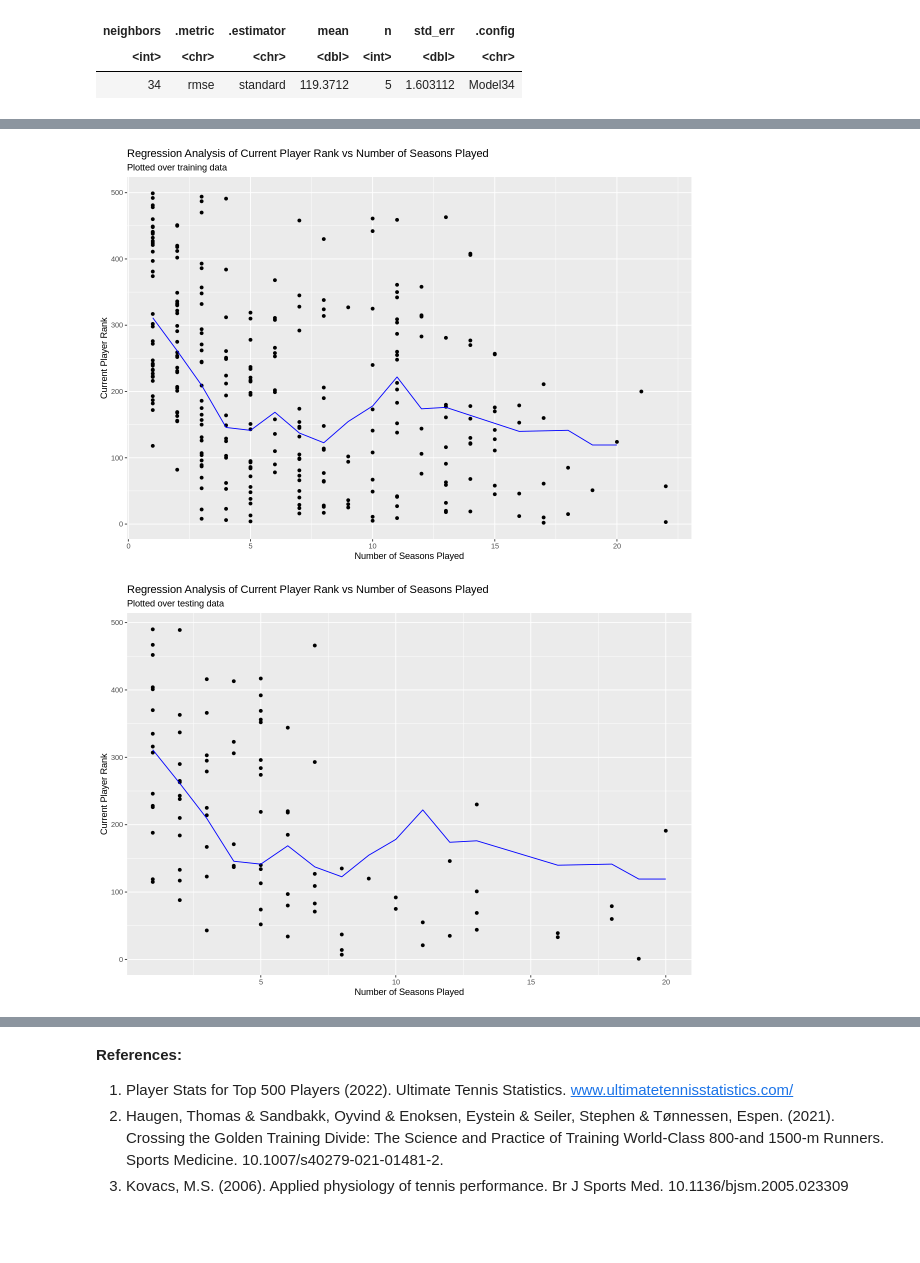
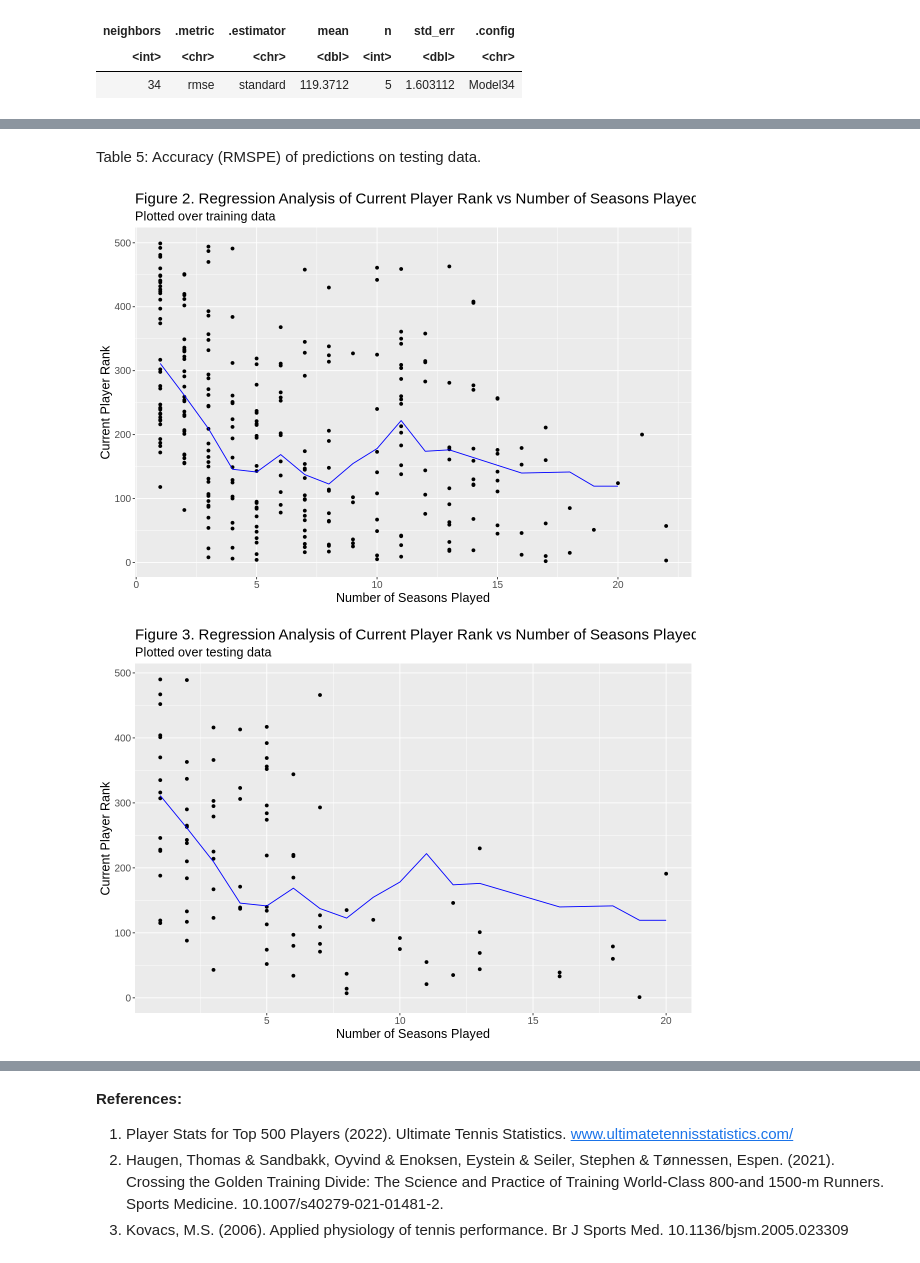
Before and after one commit to ZappyDoo/DSCIProject, a Jupyter notebook: final_project.ipynb, the cells around one changed output, grey strips where cells are left out. Drawn from its saved outputs; the diff is of its cells as text; code cells hidden in the pictures; blank space fills up the shorter version.

```diff
--- a/final_project.ipynb
+++ b/final_project.ipynb
@@ -61,7 +61,7 @@ names(player_stats) <- gsub(" ", "_", names(player_stats)) %>%
 #tidying "active" column
 player_stats$active[is.na(player_stats$active)] <- "No"
 
-tidy_player_stats <- player_stats %>%
+tidy_player <- player_stats %>%
 
     #separating columns with multiple variables
         separate(age, sep = " ", into = c("age", "birthdate"), convert = TRUE) %>%
@@ -87,15 +87,14 @@ tidy_player_stats <- player_stats %>%
                 peak_elo_rating_date = str_replace(peak_elo_rating_date, "[(]", ""), peak_elo_rating_date = str_replace(peak_elo_rating_date, "[)]", ""), peak_elo_rating_date = as.Date(peak_elo_rating_date, format = '%d-%m-%Y'),
                 last_appearance = as.Date(last_appearance, format = '%d-%m-%Y'),
                 goat_rating = parse_number(goat_rating),
-                active = as.factor(active)) %>%
+                active = as.factor(active))
 
-    #selecting columns to plot
-        select(current_rank, seasons) %>%
-
-        arrange(current_rank) %>%
-        filter(!is.na(current_rank) & !is.na(seasons))
-
-head(tidy_player_stats)
+stats_summary <- tidy_player %>%
+        select_if(is.numeric) %>%
+        gather(factor_key = TRUE) %>%
+        group_by(key) %>%
+        summarise(mean = mean(value, na.rm = TRUE), sd = sd(value, na.rm = TRUE), min = min(value, na.rm = TRUE), max = max(value, na.rm = TRUE))
+stats_summary
 # %% [output]
 Warning message:
 “Missing column names filled in: 'X1' [1]”
@@ -125,0 +137,9 @@ A tibble: 6 × 2
+# %%
+#selecting columns to plot
+tidy_player_stats <- tidy_player %>%
+        select(current_rank, seasons) %>%
+
+        arrange(current_rank) %>%
+        filter(!is.na(current_rank) & !is.na(seasons))
+
+head(tidy_player_stats)
@@ -226,22 +263,27 @@ A tibble: 3 × 3
+# %% [markdown]
+Table 5: Accuracy (RMSPE) of predictions on testing data.
 # %%
 #plot model over training data
 stats_plot <- ggplot(stats_training, aes(x = seasons, y = current_rank)) +
             geom_point() +
             geom_line(stats_predictions, mapping = aes(x = seasons, y = .pred), color = "blue") +
-            labs(x = "Number of Seasons Played", y = "Current Player Rank", title = "Regression Analysis of Current Player Rank vs Number of Seasons Played",
-                 subtitle = "Plotted over training data")
+            labs(x = "Number of Seasons Played", y = "Current Player Rank", title = "Figure 2. Regression Analysis of Current Player Rank vs Number of Seasons Played",
+                 subtitle = "Plotted over training data") +
+            theme(text = element_text(size = 15))
 stats_plot
 
 #plot model over testing data
 stats_plot <- ggplot(stats_predictions, aes(x = seasons, y = current_rank)) +
             geom_point() +
             geom_line(stats_predictions, mapping = aes(x = seasons, y = .pred), color = "blue") +
-            labs(x = "Number of Seasons Played", y = "Current Player Rank", title = "Regression Analysis of Current Player Rank vs Number of Seasons Played",
-                subtitle = "Plotted over testing data")
+            labs(x = "Number of Seasons Played", y = "Current Player Rank", title = "Figure 3. Regression Analysis of Current Player Rank vs Number of Seasons Played",
+                subtitle = "Plotted over testing data") +
+            theme(text = element_text(size = 15))
+
 stats_plot
 # %% [output]
-[figure, old version]
+[figure, new version]
-[figure, old version]
+[figure, new version]
 # %% [markdown]
 **Discussion:**
 
```
Also changed, not shown: parts of 12 cells of this notebook.
